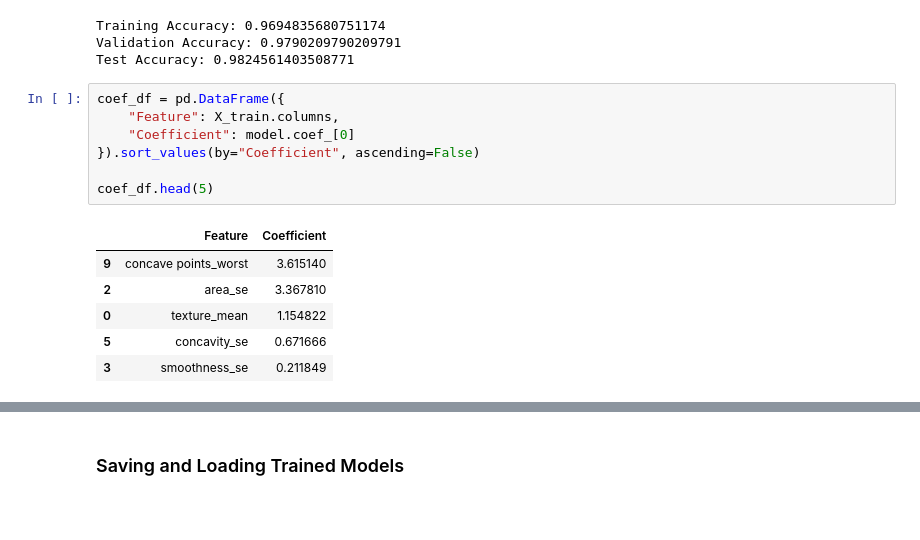
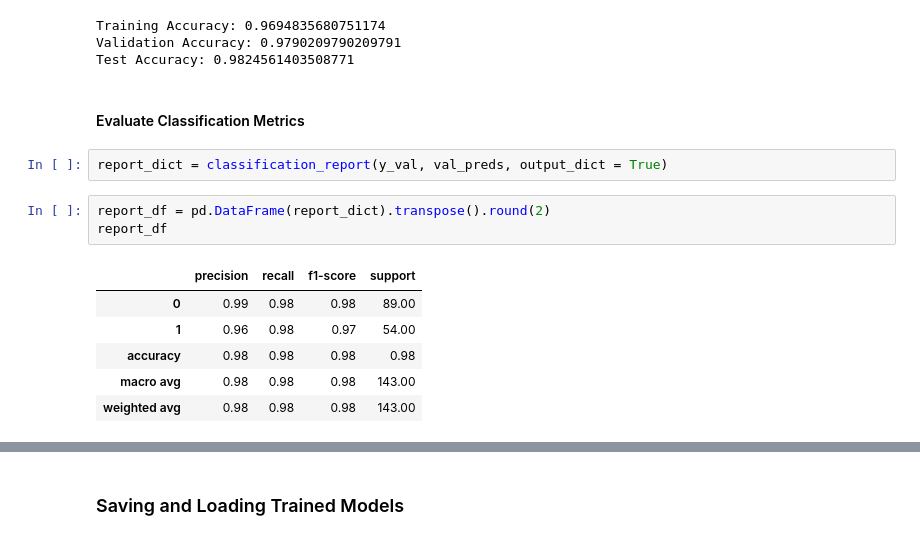
Before and after one commit to OjPreshuz/breast-cancer-logreg, a Jupyter notebook: notebooks/data_exploration.ipynb, the cells around one changed output, grey strips where cells are left out. Drawn from its saved outputs; the diff is of its cells as text; blank space fills up the shorter version.

```diff
--- a/notebooks/data_exploration.ipynb
+++ b/notebooks/data_exploration.ipynb
@@ -465,17 +465,17 @@ print("Test Accuracy:", test_acc)
 Training Accuracy: 0.9694835680751174
 Validation Accuracy: 0.9790209790209791
 Test Accuracy: 0.9824561403508771
-# %%
-coef_df = pd.DataFrame({
-    "Feature": X_train.columns,
-    "Coefficient": model.coef_[0]
-}).sort_values(by="Coefficient", ascending=False)
-
-coef_df.head(5)
-# %% [output]
-|  | Feature | Coefficient |
-| 9 | concave points_worst | 3.615140 |
-| 2 | area_se | 3.367810 |
-| 0 | texture_mean | 1.154822 |
-| 5 | concavity_se | 0.671666 |
-| 3 | smoothness_se | 0.211849 |
+# %% [markdown]
+#### Evaluate Classification Metrics
+# %%
+report_dict = classification_report(y_val, val_preds, output_dict = True)
+# %%
+report_df = pd.DataFrame(report_dict).transpose().round(2)
+report_df
+# %% [output]
+|  | precision | recall | f1-score | support |
+| 0 | 0.99 | 0.98 | 0.98 | 89.00 |
+| 1 | 0.96 | 0.98 | 0.97 | 54.00 |
+| accuracy | 0.98 | 0.98 | 0.98 | 0.98 |
+| macro avg | 0.98 | 0.98 | 0.98 | 143.00 |
+| weighted avg | 0.98 | 0.98 | 0.98 | 143.00 |
```
Also changed, not shown: parts of 4 cells of this notebook, 1 other file.
